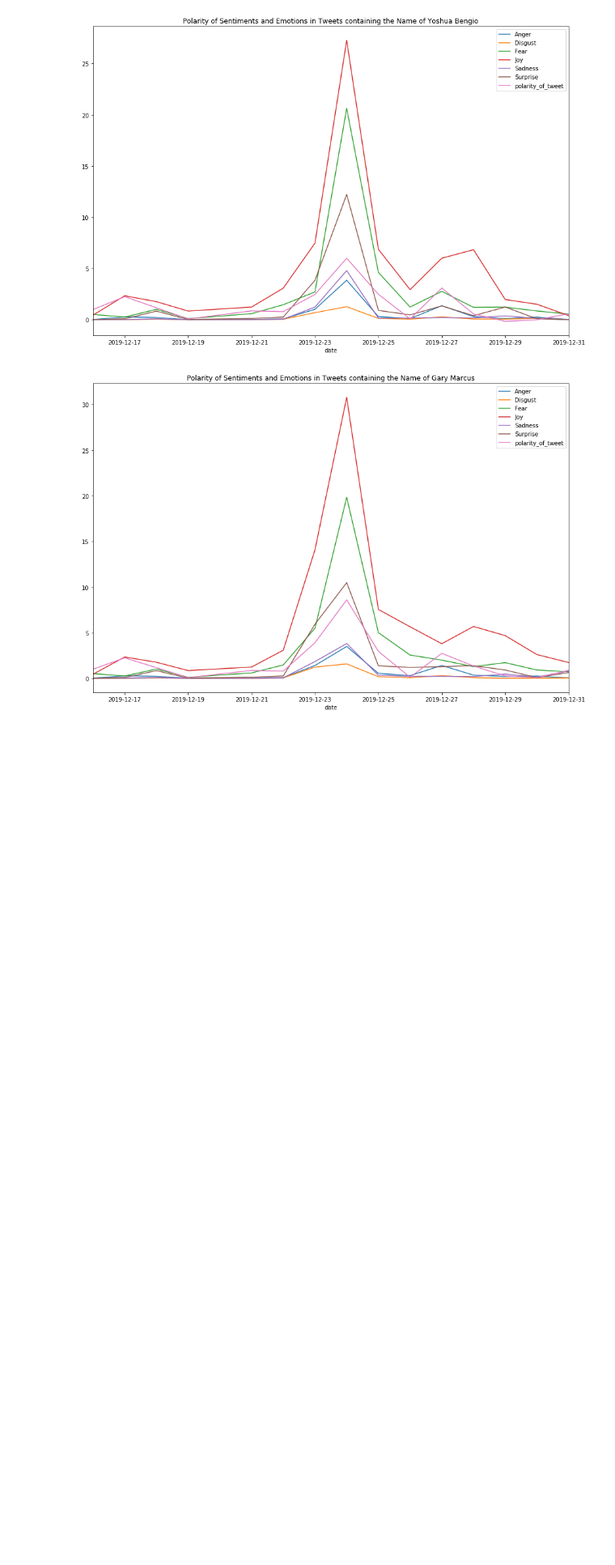
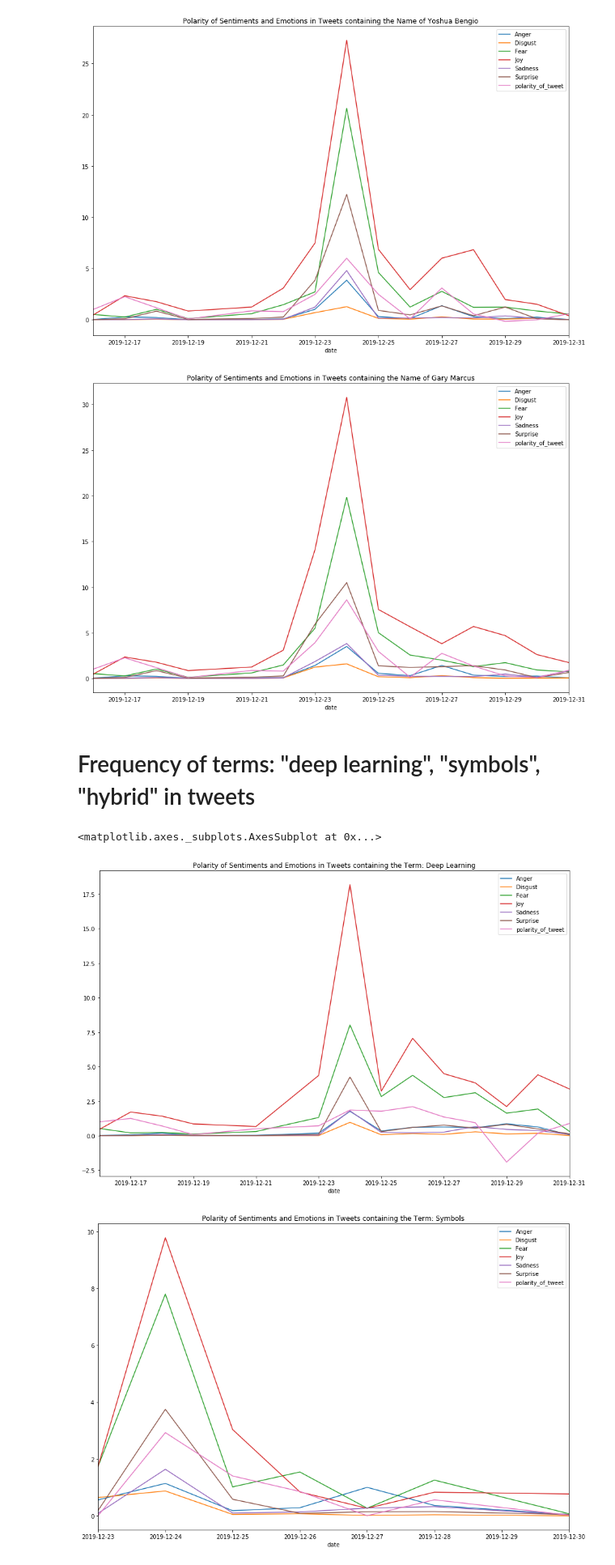
Before and after one commit to rahimi-s-lab/Twitter-AI-Debate, a Jupyter notebook: Visualization.ipynb, the cells around one changed output. Shown at 81% size. Saved outputs shown, nothing was run; the diff lists cells and outputs as text; code cells hidden in the pictures; blank space fills up the shorter version.

```diff
--- a/Visualization.ipynb
+++ b/Visualization.ipynb
@@ -145,3 +149,53 @@ gary2.plot(y=['Anger', 'Disgust', 'Fear', 'Joy', 'Sadness', 'Surprise', 'polarit
 <matplotlib.axes._subplots.AxesSubplot at 0x...>
 [figure]
 [figure]
+# %% [markdown]
+# Frequency of terms: "deep learning", "symbols", "hybrid" in tweets
+# %%
+deeplearning = df[df['has_deeplearning'] == True]
+symbol = df[df['has_symbol'] == True]
+hybrid = df[df['has_hybrid'] == True]
+
+
+####### DEEP LEARNING
+# resample daily
+deeplearning2 = deeplearning[['date', 'Anger', 'Disgust', 'Fear', 'Joy', 'Sadness', 'Surprise', 'polarity_of_tweet']]
+deeplearning2.set_index('date')
+
+
+# print(deeplearning2)
+deeplearning2 = deeplearning2.groupby(deeplearning2['date'].dt.date).sum()
+
+deeplearning2.plot(y=['Anger', 'Disgust', 'Fear', 'Joy', 'Sadness', 'Surprise', 'polarity_of_tweet'], figsize=(15,10),
+         title='Polarity of Sentiments and Emotions in Tweets containing the Term: Deep Learning')
+
+
+########## symbol
+# resample daily
+symbol2 = symbol[['date', 'Anger', 'Disgust', 'Fear', 'Joy', 'Sadness', 'Surprise', 'polarity_of_tweet']]
+symbol2.set_index('date')
+
+
+# print(symbol2)
+symbol2 = symbol2.groupby(symbol2['date'].dt.date).sum()
+
+symbol2.plot(y=['Anger', 'Disgust', 'Fear', 'Joy', 'Sadness', 'Surprise', 'polarity_of_tweet'], figsize=(15,10),
+         title='Polarity of Sentiments and Emotions in Tweets containing the Term: Symbols')
+
+
+
+########## hybrid
+# resample daily
+hybrid2 = hybrid[['date', 'Anger', 'Disgust', 'Fear', 'Joy', 'Sadness', 'Surprise', 'polarity_of_tweet']]
+hybrid2.set_index('date')
+
+
+# print(hybrid2)
+hybrid2 = hybrid2.groupby(hybrid2['date'].dt.date).sum()
+
+hybrid2.plot(y=['Anger', 'Disgust', 'Fear', 'Joy', 'Sadness', 'Surprise', 'polarity_of_tweet'], figsize=(15,10),
+         title='Polarity of Sentiments and Emotions in Tweets containing the Term: Hybrid')
+# %% [output]
+<matplotlib.axes._subplots.AxesSubplot at 0x...>
+[figure, added]
+[figure, added]
```
Also changed, not shown: parts of 3 cells of this notebook, 3 other files.
